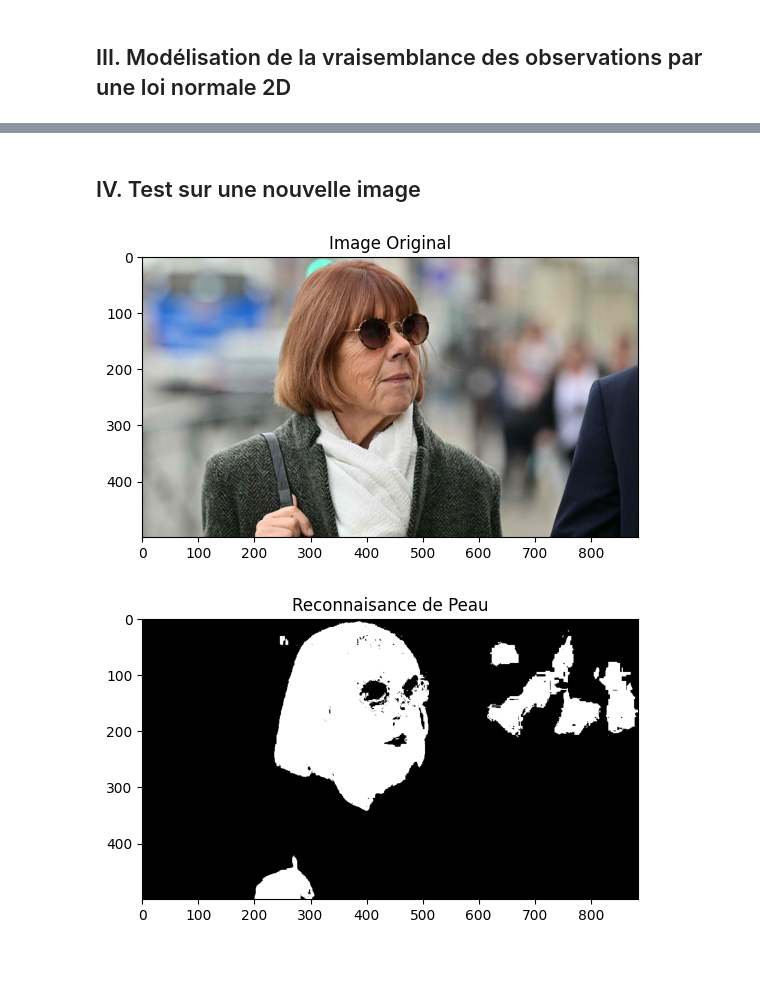
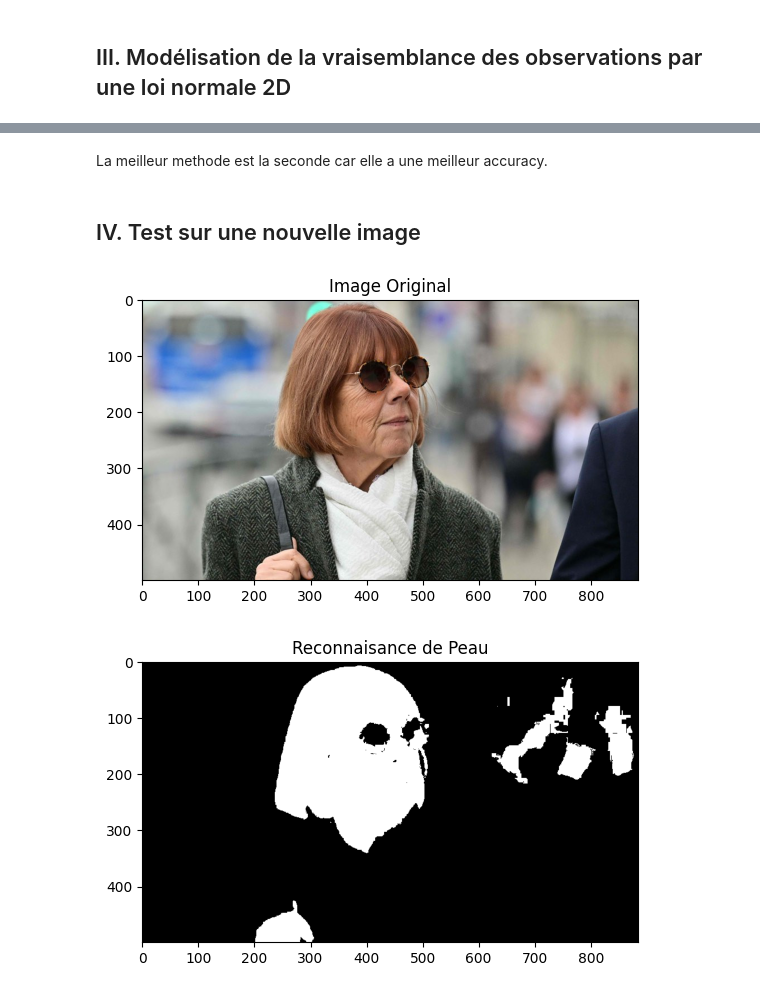
Before and after one commit to SharaineMALARVIJY/S1_Machine_learning, a Jupyter notebook: TP3/TP3_ETU.ipynb, the cells around one changed output, grey strips where cells are left out. Drawn from its saved outputs; the diff is of its cells as text; code cells hidden in the pictures; blank space fills up the shorter version.

```diff
--- a/TP3/TP3_ETU.ipynb
+++ b/TP3/TP3_ETU.ipynb
@@ -161,5 +184,11 @@ plt.title("Courbe ROC")
 plt.legend()
 plt.grid(True)
 plt.show()
+
+seuil1 = SEUILS[np.argmin(dist)]
+print("Seuil :", seuil1)
+y_train_predit = classifieur(p_train, seuil1)
+accuracy = accuracy_score(y_train, y_train_predit)
+print(f"Accuracy sur la base d'appentissage (seuil1) : {round(accuracy*100, 1)}%")
 # %% [output]
 [figure]
@@ -166,16 +197,12 @@ plt.show()
 # %% [markdown]
 ### d. Classification des pixels de test
 # %%
-seuil = SEUILS[np.argmin(dist)]
-print("Seuil :", seuil)
-
 p_test = p1.pdf(X_test[:,0]) * p2.pdf(X_test[:,1])
 
-y_test_predit = classifieur(p_test, seuil)
+y_test_predit = classifieur(p_test, seuil1)
 
-print(confusion_matrix(y_test, y_test_predit))
 tn, fp, fn, tp = confusion_matrix(y_test, y_test_predit).ravel()
 
 accuracy = accuracy_score(y_test, y_test_predit)
-print(f"Accuracy : {round(accuracy*100, 1)}%")
+print(f"Accuracy sur la base de test (seuil1): {round(accuracy*100, 1)}%")
 # %% [output]
@@ -216,9 +240,12 @@ plt.legend()
 plt.grid(True)
 plt.show()
 
-seuil = SEUILS[np.argmin(dist)]
-y_pred = classifieur(p_train, seuil)
+seuil2 = SEUILS[np.argmin(dist)]
+print("Seuil :", seuil2)
+
+y_pred = classifieur(p_train, seuil2)
 accuracy = accuracy_score(y_train, y_pred)
-print(f"Accuracy : {round(accuracy*100, 1)}%")
+
+print(f"Accuracy sur la base d'apprentissage (seuil2): {round(accuracy*100, 1)}%")
 # %% [output]
 [figure]
@@ -226,35 +254,43 @@ Accuracy : 76.3%
+# %% [markdown]
+La meilleur methode est la seconde car elle a une meilleur accuracy.
 # %% [markdown]
 ## IV. Test sur une nouvelle image
 # %%
 image_test = Image.open('image.jpg')
 plt.figure()
 plt.imshow(image_test)
 plt.title('Image Original')
 plt.show()
 
 image_test = np.array(image_test.convert('YCbCr'))
 image_test = image_test[:,:,1:3]
 
 # Version pas optimisée
 # y_max, x_max = image_test.shape[0], image_test.shape[1]
 # img_pred = np.empty([y_max, x_max])
 # for y in range(y_max):
 #     for x in range(x_max):
 #         p_test = p1.pdf(image_test[y,x,0]) * p2.pdf(image_test[y,x,1])
 #         if p_test > seuil:
 #             img_pred[y,x] = 1
 #         else:
 #             img_pred[y,x] = 0
 
-p_test = p1.pdf(image_test[:, :, 0]) * p2.pdf(image_test[:, :, 1])
-p_test = p.pdf(image_test)
 
-img_pred = (p_test > seuil)
+methode = False
+if methode:
+    #Seuil1
+    p_test = p1.pdf(image_test[:, :, 0]) * p2.pdf(image_test[:, :, 1])
+    img_pred = (p_test > seuil1)
+else:
+    #Seuil2
+    p_test = p.pdf(image_test)
+    img_pred = (p_test > seuil2)
 
 plt.figure()
 plt.imshow(img_pred, cmap='grey')
 plt.title("Reconnaisance de Peau")
 plt.show()
 # %% [output]
 [figure]
-[figure, old version]
+[figure, new version]
```
Also changed, not shown: parts of 6 cells of this notebook.
